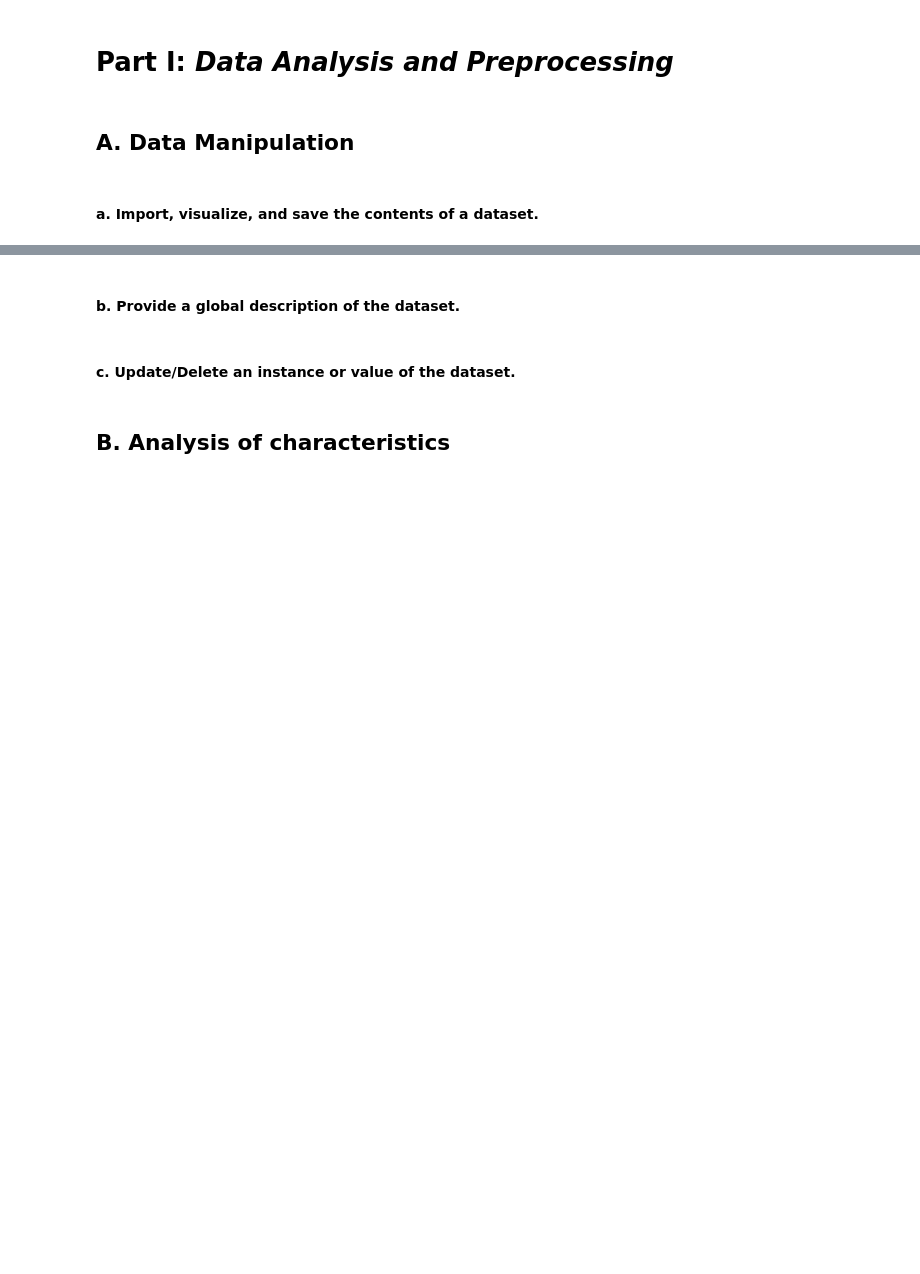
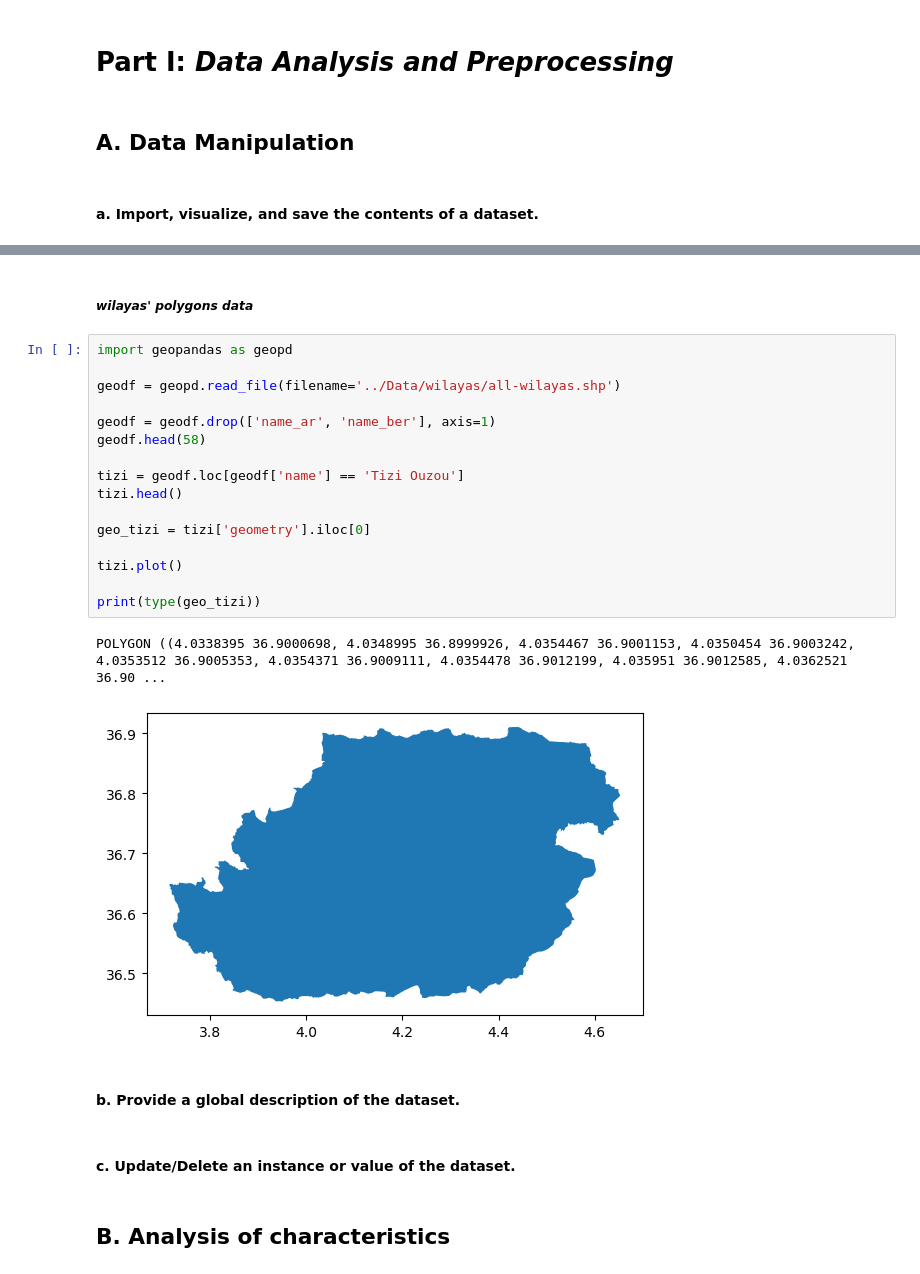
Before and after one commit to Rac11m/part1_dm, a Jupyter notebook: Code/dm.ipynb, the cells around one changed output, grey strips where cells are left out. Drawn from its saved outputs; the diff is of its cells as text; blank space fills up the shorter version.

```diff
--- a/Code/dm.ipynb
+++ b/Code/dm.ipynb
@@ -7,3 +51,24 @@
+# %% [markdown]
+##### *wilayas' polygons data*
+# %%
+import geopandas as geopd
+
+geodf = geopd.read_file(filename='../Data/wilayas/all-wilayas.shp')
+
+geodf = geodf.drop(['name_ar', 'name_ber'], axis=1)
+geodf.head(58)
+
+tizi = geodf.loc[geodf['name'] == 'Tizi Ouzou']
+tizi.head()
+
+geo_tizi = tizi['geometry'].iloc[0]
+
+tizi.plot()
+
+print(type(geo_tizi))
+# %% [output]
+POLYGON ((4.0338395 36.9000698, 4.0348995 36.8999926, 4.0354467 36.9001153, 4.0350454 36.9003242, 4.0353512 36.9005353, 4.0354371 36.9009111, 4.0354478 36.9012199, 4.035951 36.9012585, 4.0362521 36.90 ...
+[figure, added]
 # %% [markdown]
 #### b. Provide a global description of the dataset.
 # %% [markdown]
```
Also changed, not shown: parts of 3 cells of this notebook, 2 other files.
